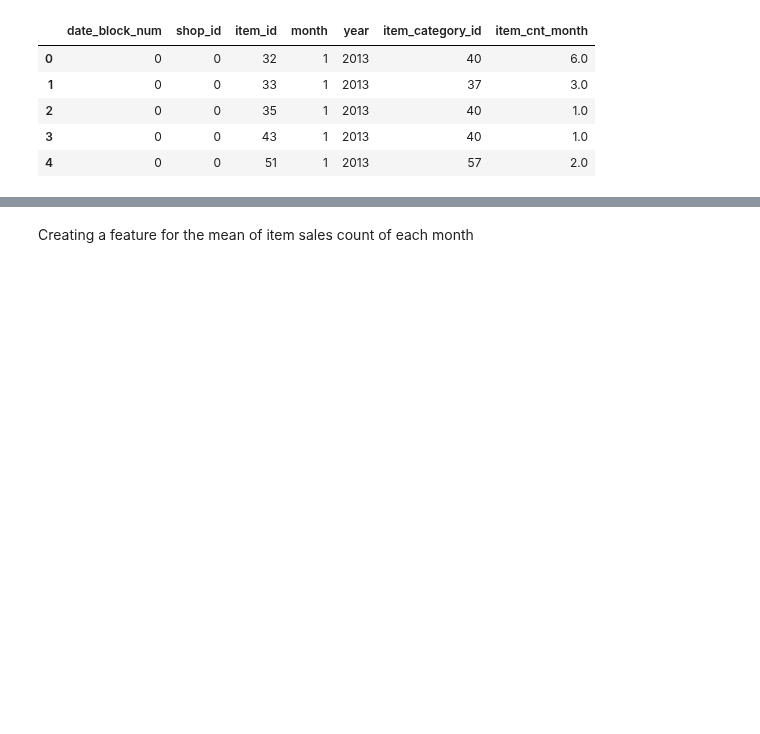
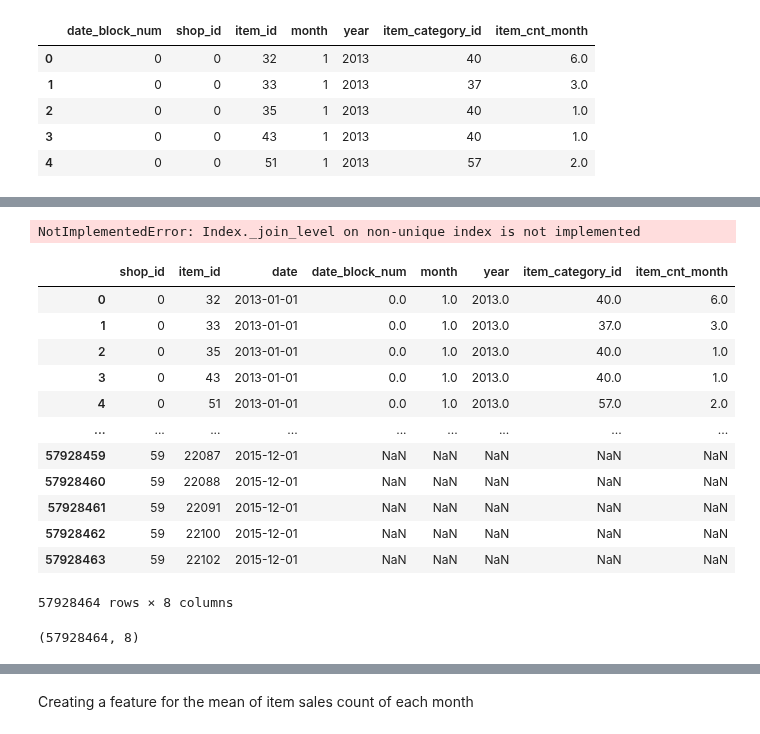
Before and after one commit to the-chiefdom/Predict_Future_Sales, a Jupyter notebook: Wrangling_Exploratory.ipynb, the cells around one changed output, grey strips where cells are left out. Drawn from its saved outputs; the diff is of its cells as text; code cells hidden in the pictures; blank space fills up the shorter version.

```diff
--- a/Wrangling_Exploratory.ipynb
+++ b/Wrangling_Exploratory.ipynb
@@ -293,0 +297,15 @@ train_df.head()
+# %%
+shop_items = train_df[['shop_id', 'item_id']].values
+year = train_df['year'].unique()
+month = train_df['month'].unique()
+dates = [(y, m) for y in year for m in month]
+
+index = pd.DataFrame([(d[0], d[1], k[0], k[1]) for d in dates for k in shop_items],
+                     columns=['year', 'month', 'shop_id', 'item_id'])
+index['date'] = pd.to_datetime(index[['year', 'month']].assign(DAY=1))
+index.drop(columns=['year', 'month'], inplace=True)
+# %%
+train_df['date'] = pd.to_datetime(train_df[['year', 'month']].assign(DAY=1))
+train_df = pd.merge(index, train_df,
+                    how='left',
+                    on=['date', 'shop_id', 'item_id'])
@@ -293,0 +339,24 @@ train_df.head()
+# %%
+train_df['date_block_num'].fillna(key_df.loc[train_df.date.dt.year, train_df.date.dt.month].values[0])
+# %% [output]
+NotImplementedError: Index._join_level on non-unique index is not implemented
+# %%
+train_df
+# %% [output]
+|  | shop_id | item_id | date | date_block_num | month | year | item_category_id | item_cnt_month |
+| 0 | 0 | 32 | 2013-01-01 | 0.0 | 1.0 | 2013.0 | 40.0 | 6.0 |
+| 1 | 0 | 33 | 2013-01-01 | 0.0 | 1.0 | 2013.0 | 37.0 | 3.0 |
+| 2 | 0 | 35 | 2013-01-01 | 0.0 | 1.0 | 2013.0 | 40.0 | 1.0 |
+| 3 | 0 | 43 | 2013-01-01 | 0.0 | 1.0 | 2013.0 | 40.0 | 1.0 |
+| 4 | 0 | 51 | 2013-01-01 | 0.0 | 1.0 | 2013.0 | 57.0 | 2.0 |
+| ... | ... | ... | ... | ... | ... | ... | ... | ... |
+| 57928459 | 59 | 22087 | 2015-12-01 | NaN | NaN | NaN | NaN | NaN |
+| 57928460 | 59 | 22088 | 2015-12-01 | NaN | NaN | NaN | NaN | NaN |
+| 57928461 | 59 | 22091 | 2015-12-01 | NaN | NaN | NaN | NaN | NaN |
+| 57928462 | 59 | 22100 | 2015-12-01 | NaN | NaN | NaN | NaN | NaN |
+| 57928463 | 59 | 22102 | 2015-12-01 | NaN | NaN | NaN | NaN | NaN |
+57928464 rows × 8 columns
+# %%
+train_df.shape
+# %% [output]
+(57928464, 8)
```
Also changed, not shown: parts of 21 cells of this notebook.
